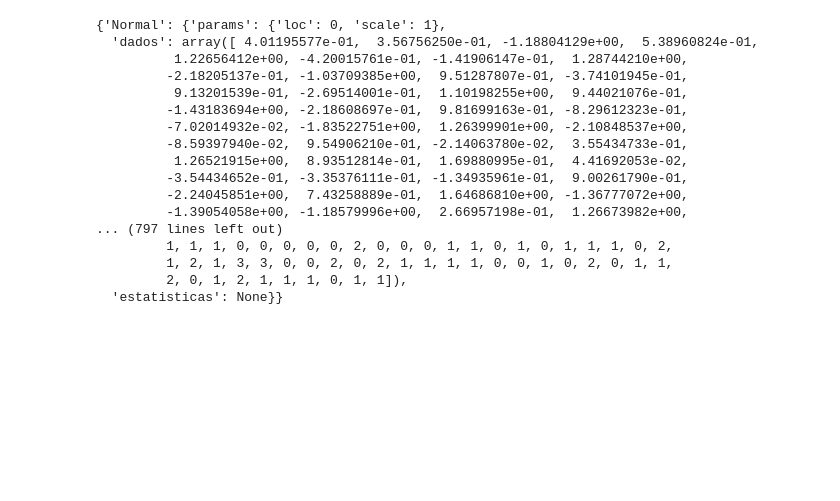
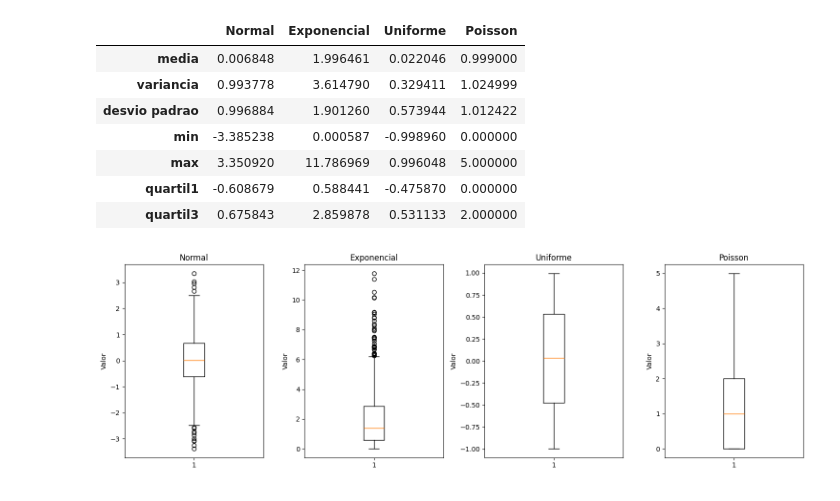
Before and after one commit to juliano-pantani/perspectiva_dados, a Jupyter notebook: revisao_um.ipynb, the cells around one changed output. Saved outputs shown, nothing was run; the diff lists cells and outputs as text; code cells hidden in the pictures; blank space fills up the shorter version.

```diff
--- a/revisao_um.ipynb
+++ b/revisao_um.ipynb
@@ -87,31 +88,35 @@ for i in a:
              "quartil3": np.quantile(distribuicoes[i]["dados"],0.75)}
 df2 = pd.DataFrame(df2)
 df2
-#9
-dados = {}
-for i in a:
-    dados = {i: distribuicoes[i]["dados"]}
-dados
-a
-distribuicoes
-#fig, ax = plt.subplots()
-#ax.boxplot(dados.values())
-#ax.set_xticklabels(dados.keys())
 # %% [output]
-{'Normal': {'params': {'loc': 0, 'scale': 1},
-  'dados': array([ 4.01195577e-01,  3.56756250e-01, -1.18804129e+00,  5.38960824e-01,
-          1.22656412e+00, -4.20015761e-01, -1.41906147e-01,  1.28744210e+00,
-         -2.18205137e-01, -1.03709385e+00,  9.51287807e-01, -3.74101945e-01,
-          9.13201539e-01, -2.69514001e-01,  1.10198255e+00,  9.44021076e-01,
-         -1.43183694e+00, -2.18608697e-01,  9.81699163e-01, -8.29612323e-01,
-         -7.02014932e-02, -1.83522751e+00,  1.26399901e+00, -2.10848537e+00,
-         -8.59397940e-02,  9.54906210e-01, -2.14063780e-02,  3.55434733e-01,
-          1.26521915e+00,  8.93512814e-01,  1.69880995e-01,  4.41692053e-02,
-         -3.54434652e-01, -3.35376111e-01, -1.34935961e-01,  9.00261790e-01,
-         -2.24045851e+00,  7.43258889e-01,  1.64686810e+00, -1.36777072e+00,
-         -1.39054058e+00, -1.18579996e+00,  2.66957198e-01,  1.26673982e+00,
-... (797 lines left out)
-         1, 1, 1, 0, 0, 0, 0, 0, 2, 0, 0, 0, 1, 1, 0, 1, 0, 1, 1, 1, 0, 2,
-         1, 2, 1, 3, 3, 0, 0, 2, 0, 2, 1, 1, 1, 1, 0, 0, 1, 0, 2, 0, 1, 1,
-         2, 0, 1, 2, 1, 1, 1, 0, 1, 1]),
-  'estatisticas': None}}
+|  | Normal | Exponencial | Uniforme | Poisson |
+| media | 0.006848 | 1.996461 | 0.022046 | 0.999000 |
+| variancia | 0.993778 | 3.614790 | 0.329411 | 1.024999 |
+| desvio padrao | 0.996884 | 1.901260 | 0.573944 | 1.012422 |
+| min | -3.385238 | 0.000587 | -0.998960 | 0.000000 |
+| max | 3.350920 | 11.786969 | 0.996048 | 5.000000 |
+| quartil1 | -0.608679 | 0.588441 | -0.475870 | 0.000000 |
+| quartil3 | 0.675843 | 2.859878 | 0.531133 | 2.000000 |
+# %%
+#9
+fig, axs = plt.subplots(1, 4, figsize=(15, 5))
+axs[0].boxplot(distribuicoes["Normal"]["dados"])
+axs[0].set_title('Normal')
+axs[0].set_xlabel(' ')
+axs[0].set_ylabel('Valor')
+axs[1].boxplot(distribuicoes["Exponencial"]["dados"])
+axs[1].set_title('Exponencial')
+axs[1].set_xlabel(' ')
+axs[1].set_ylabel('Valor')
+axs[2].boxplot(distribuicoes["Uniforme"]["dados"])
+axs[2].set_title('Uniforme')
+axs[2].set_xlabel(' ')
+axs[2].set_ylabel('Valor')
+axs[3].boxplot(distribuicoes["Poisson"]["dados"])
+axs[3].set_title('Poisson')
+axs[3].set_xlabel(' ')
+axs[3].set_ylabel('Valor')
+plt.tight_layout()
+plt.show()
+# %% [output]
+[figure, added]
```
Also changed, not shown: parts of 4 cells of this notebook.
